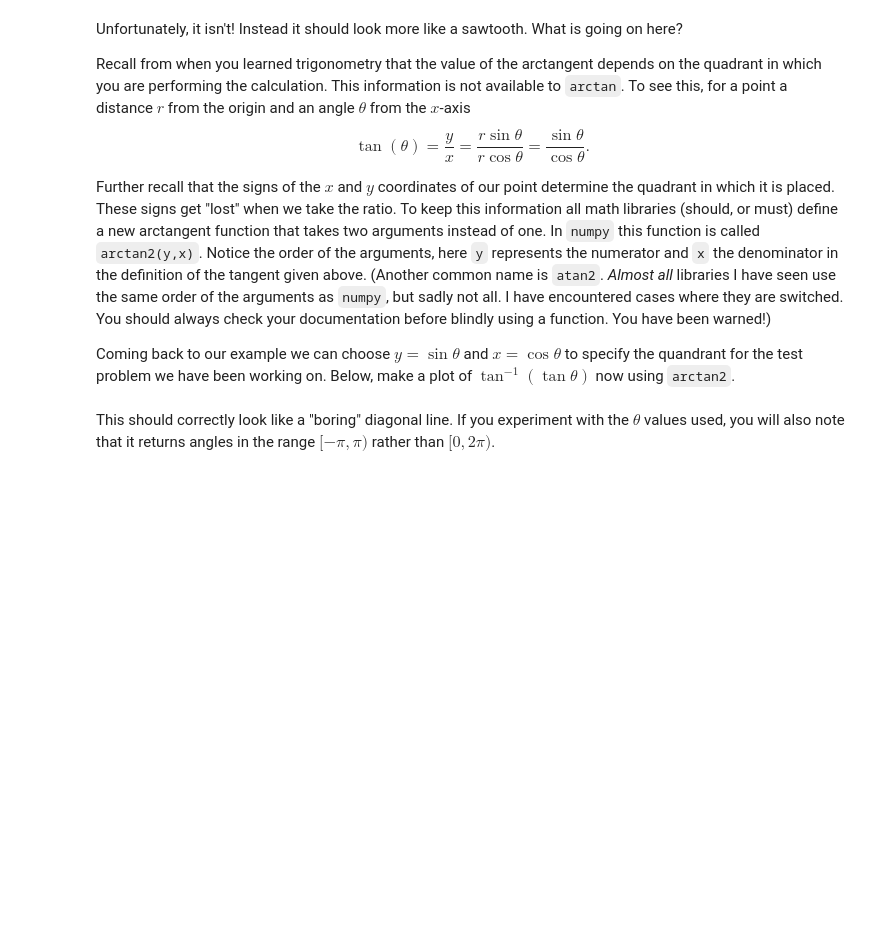
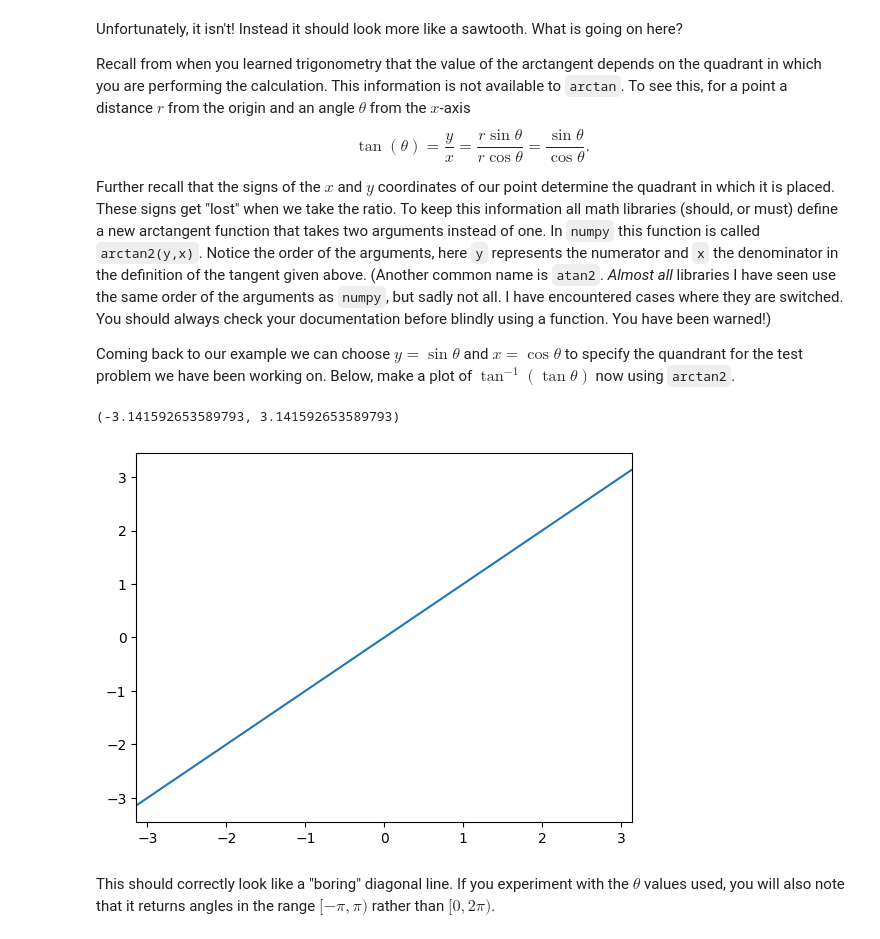
Before and after one commit to kh-bh/Physics_coursework, a Jupyter notebook: PHYS_250/Prelabs/PreLab02.ipynb, the cells around one changed output. Drawn from its saved outputs; the diff is of its cells as text; code cells hidden in the pictures; blank space fills up the shorter version.

```diff
--- a/PHYS_250/Prelabs/PreLab02.ipynb
+++ b/PHYS_250/Prelabs/PreLab02.ipynb
@@ -67,3 +96,13 @@ raise NotImplementedError()
+# %%
+fig = plt.figure()
+
+ax = fig.add_subplot(111)
+
+ax.plot(theta,np.arctan2(np.sin(theta), np.cos(theta)))
+ax.set_xlim(-np.pi, np.pi)
+# %% [output]
+(-3.141592653589793, 3.141592653589793)
+[figure, added]
 # %% [markdown]
 This should correctly look like a "boring" diagonal line. If you experiment with the $\theta$ values used, you will also note that it returns angles in the range $[-\pi,\pi)$ rather than $[0,2\pi)$.
 # %% [markdown]
```
Also changed, not shown: parts of 25 cells of this notebook.
